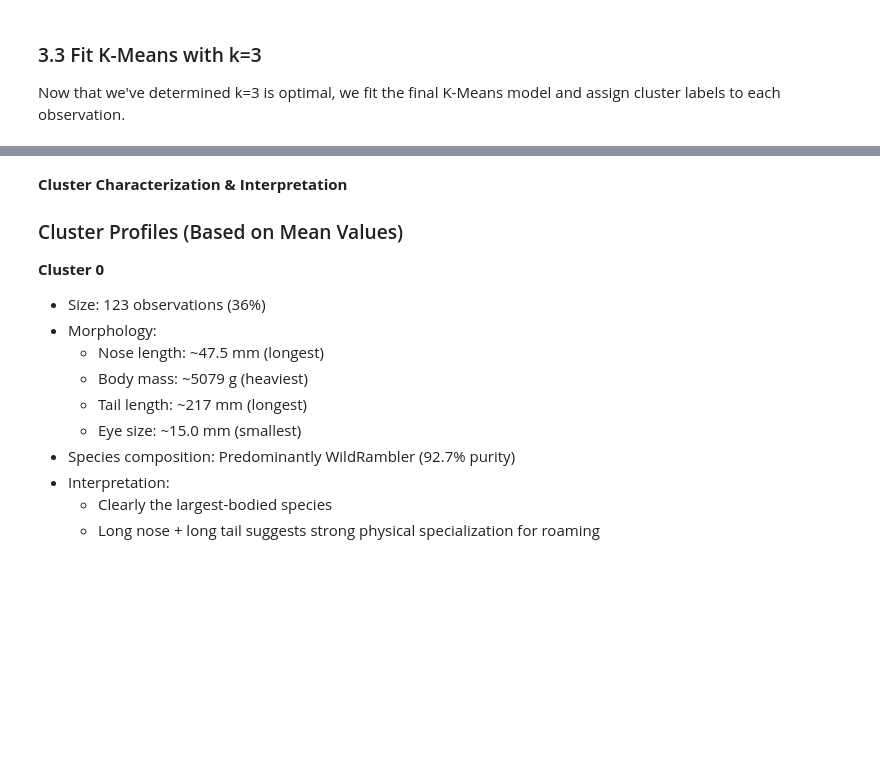
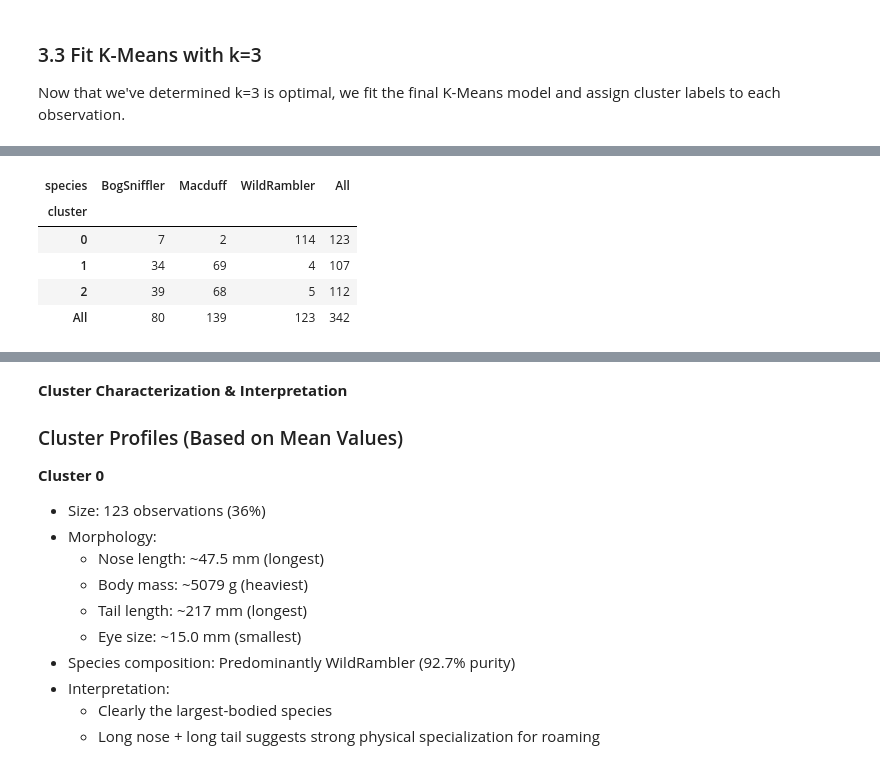
Before and after one commit to naykakashima/haggis-ml-analysis, a Jupyter notebook: scottish-haggis-analysis.ipynb, the cells around one changed output, grey strips where cells are left out. Saved outputs shown, nothing was run; the diff lists cells and outputs as text; code cells hidden in the pictures; blank space fills up the shorter version.

```diff
--- a/scottish-haggis-analysis.ipynb
+++ b/scottish-haggis-analysis.ipynb
@@ -1376,56 +1409,56 @@ for cluster_id in sorted(haggis_clean['cluster'].unique()):
 # %%
-# Cross-tabulation: Clusters vs Actual Species
-print("\n" + "="*70)
+import pandas as pd
+
+# --- Cross-tabulation table ---
+cluster_species_crosstab = pd.crosstab(
+    haggis_clean['cluster'],
+    haggis_clean['species'],
+    margins=True
+)
 print("Cluster vs Species Cross-Tabulation:")
-print("="*70)
+display(cluster_species_crosstab)
 
-cluster_species_crosstab = pd.crosstab(haggis_clean['cluster'],
-                                        haggis_clean['species'],
-                                        margins=True)
-print(cluster_species_crosstab)
+# --- Cluster purity table ---
+purity_rows = []
+for cluster_id, cluster_data in haggis_clean.groupby('cluster'):
+    species_counts = cluster_data['species'].value_counts()
+    dominant_species = species_counts.idxmax()
+    dominant_count = species_counts.max()
+    purity_pct = (dominant_count / len(cluster_data)) * 100
+    for species, count in species_counts.items():
+        pct = (count / len(cluster_data)) * 100
+        purity_rows.append({
+            'Cluster': cluster_id,
+            'Species': species,
+            'Count': count,
+            'Percentage': round(pct, 1),
+            'Dominant': species == dominant_species,
+            'Cluster Purity (%)': round(purity_pct, 1)
+        })
 
-# Calculate cluster purity (how "pure" each cluster is)
-print("\n" + "="*70)
+cluster_purity_df = pd.DataFrame(purity_rows)
 print("Cluster Purity Analysis:")
-print("="*70)
+display(cluster_purity_df)
 
-for cluster_id in sorted(haggis_clean['cluster'].unique()):
-    cluster_data = haggis_clean[haggis_clean['cluster'] == cluster_id]
-    species_in_cluster = cluster_data['species'].value_counts()
-    dominant_species = species_in_cluster.idxmax()
-    dominant_count = species_in_cluster.max()
-    purity = (dominant_count / len(cluster_data)) * 100
+# --- Overall cluster-species alignment ---
+cluster_species_mapping = {
+    cluster_id: group['species'].value_counts().idxmax()
+    for cluster_id, group in haggis_clean.groupby('cluster')
+}
 
-    print(f"\nCluster {cluster_id} (n={len(cluster_data)}):")
-    print(f"  Dominant species: {dominant_species} ({dominant_count}/{len(cluster_data)} = {purity:.1f}% purity)")
-    print(f"  Composition:")
-    for species, count in species_in_cluster.items():
-        pct = (count / len(cluster_data)) * 100
-        print(f"    • {species:15s}: {count:3d} ({pct:5.1f}%)")
+haggis_clean['correct_assignment'] = haggis_clean.apply(
+    lambda row: row['species'] == cluster_species_mapping[row['cluster']], axis=1
+)
 
-# Overall alignment
-print("\n" + "="*70)
+alignment_summary = pd.DataFrame({
+    'Cluster': list(cluster_species_mapping.keys()),
+    'Mapped Species': list(cluster_species_mapping.values()),
+    'Total Observations': haggis_clean.groupby('cluster').size().values,
+    'Correct Assignments': haggis_clean.groupby('cluster')['correct_assignment'].sum().values
+})
+alignment_summary['Correct %'] = (alignment_summary['Correct Assignments'] / alignment_summary['Total Observations'] * 100).round(1)
+alignment_summary['Misalignments'] = alignment_summary['Total Observations'] - alignment_summary['Correct Assignments']
+
 print("Overall Cluster-Species Alignment:")
-print("="*70)
-
-# Calculate how many observations are in their "correct" cluster
-# (assuming each cluster corresponds to the dominant species)
-cluster_species_mapping = {}
-for cluster_id in sorted(haggis_clean['cluster'].unique()):
-    cluster_data = haggis_clean[haggis_clean['cluster'] == cluster_id]
-    dominant_species = cluster_data['species'].value_counts().idxmax()
-    cluster_species_mapping[cluster_id] = dominant_species
-
-correct_assignments = 0
-for idx, row in haggis_clean.iterrows():
-    if cluster_species_mapping[row['cluster']] == row['species']:
-        correct_assignments += 1
-
-alignment_pct = (correct_assignments / len(haggis_clean)) * 100
-
-print(f"Cluster-Species mapping:")
-for cluster_id, species in cluster_species_mapping.items():
-    print(f"  Cluster {cluster_id} → {species}")
-
-print(f"\nCorrect assignments: {correct_assignments}/{len(haggis_clean)} ({alignment_pct:.1f}%)")
-print(f"Misalignments: {len(haggis_clean) - correct_assignments} ({100-alignment_pct:.1f}%)")
+display(alignment_summary)
+# %% [output]
@@ -1431,0 +1466,6 @@ print(f"Misalignments: {len(haggis_clean) - correct_assignments} ({100-alignment
+| species | BogSniffler | Macduff | WildRambler | All |
+| cluster |  |  |  |  |
+| 0 | 7 | 2 | 114 | 123 |
+| 1 | 34 | 69 | 4 | 107 |
+| 2 | 39 | 68 | 5 | 112 |
+| All | 80 | 139 | 123 | 342 |
```
Also changed, not shown: parts of 14 cells of this notebook.
